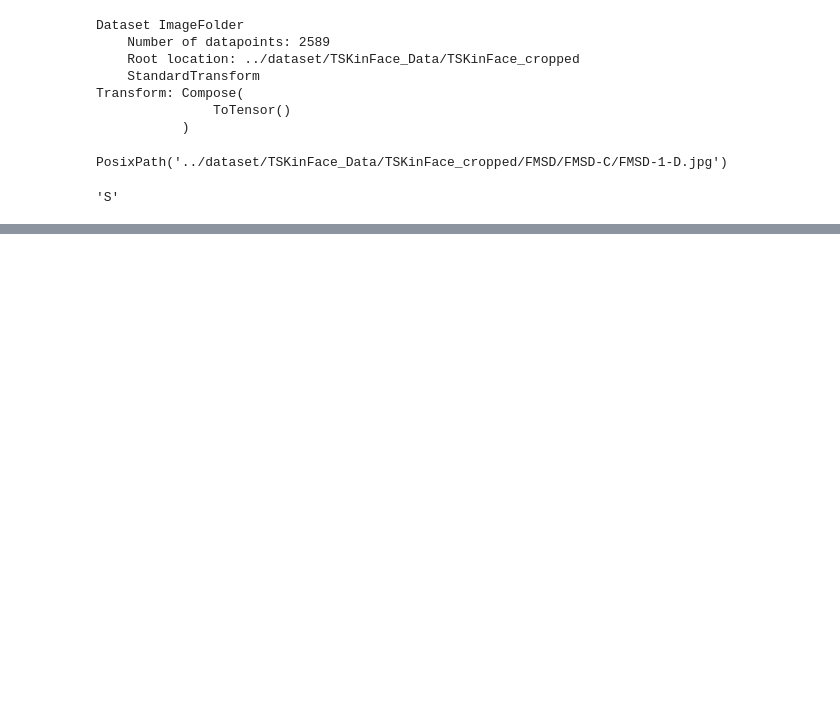
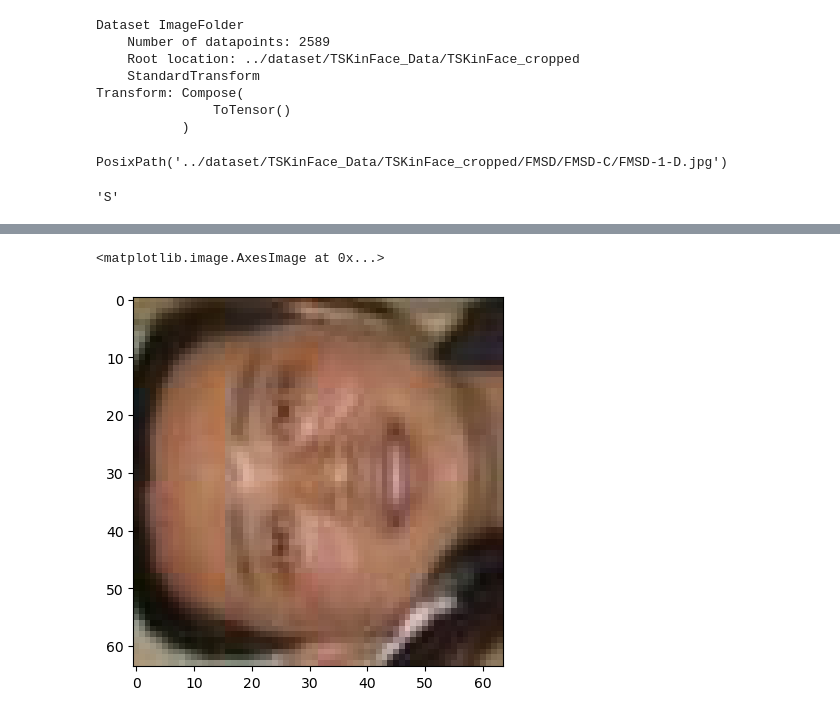
Before and after one commit to IvanSunjg/CADA-GAN, a Jupyter notebook: ImageAugmentation/image_test.ipynb, the cells around one changed output, grey strips where cells are left out. Drawn from its saved outputs; the diff is of its cells as text; code cells hidden in the pictures; blank space fills up the shorter version.

```diff
--- a/ImageAugmentation/image_test.ipynb
+++ b/ImageAugmentation/image_test.ipynb
@@ -118,0 +120,5 @@ TypeError: Invalid shape (3, 64, 64) for image data
+# %%
+plt.imshow(default_dataset[512][0].T)
+# %% [output]
+<matplotlib.image.AxesImage at 0x...>
+[figure, added]
```
Also changed, not shown: parts of 2 cells of this notebook, 2 other files.
